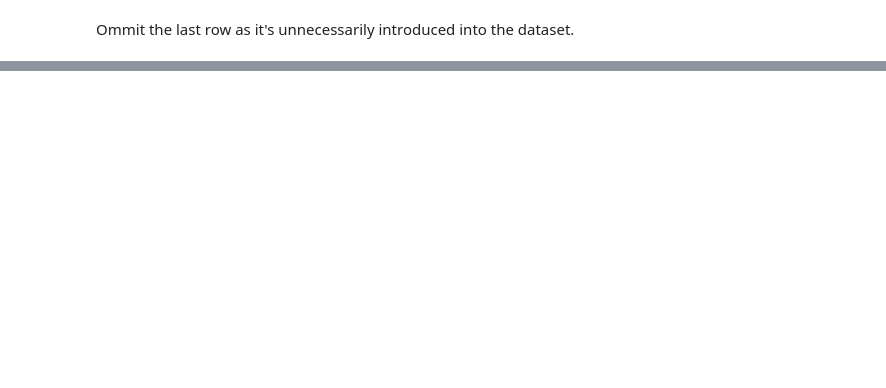
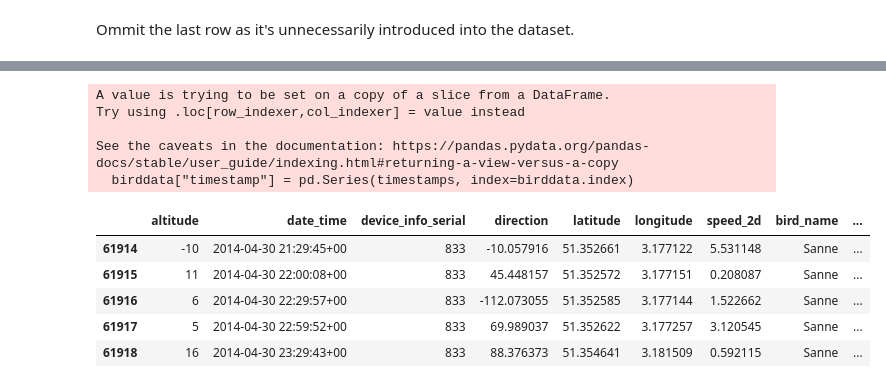
Before and after one commit to ashudva/Case_Studies, a Jupyter notebook: Bird Migration/bird_migration.ipynb, the cells around one changed output, grey strips where cells are left out. Cells and saved outputs as stored; diff of their text form; code cells hidden in the pictures; blank space fills up the shorter version.

Commit message:
Convert timestamps

```diff
--- a/Bird Migration/bird_migration.ipynb
+++ b/Bird Migration/bird_migration.ipynb
@@ -155,0 +185,5 @@ birddata.tail()
+# %%
+import datetime as dt
+# remove '+00 from the strings as the time is already in UTC'
+timestamps = birddata.date_time
+timestamps = [stamp[:-3] for stamp in timestamps]
@@ -155,0 +194,21 @@ birddata.tail()
+# %%
+# convert str to a datetime object to be able to perform arithmetic operation on it
+timestamps = list(map(lambda str_stamp: dt.datetime.strptime(
+    str_stamp, "%Y-%m-%d %H:%M:%S"), timestamps))
+# %%
+birddata["timestamp"] = pd.Series(timestamps, index=birddata.index)
+# %% [output]
+A value is trying to be set on a copy of a slice from a DataFrame.
+Try using .loc[row_indexer,col_indexer] = value instead
+
+See the caveats in the documentation: https://pandas.pydata.org/pandas-docs/stable/user_guide/indexing.html#returning-a-view-versus-a-copy
+  birddata["timestamp"] = pd.Series(timestamps, index=birddata.index)
+# %%
+birddata.tail()
+# %% [output]
+|  | altitude | date_time | device_info_serial | direction | latitude | longitude | speed_2d | bird_name | ... |
+| 61914 | -10 | 2014-04-30 21:29:45+00 | 833 | -10.057916 | 51.352661 | 3.177122 | 5.531148 | Sanne | ... |
+| 61915 | 11 | 2014-04-30 22:00:08+00 | 833 | 45.448157 | 51.352572 | 3.177151 | 0.208087 | Sanne | ... |
+| 61916 | 6 | 2014-04-30 22:29:57+00 | 833 | -112.073055 | 51.352585 | 3.177144 | 1.522662 | Sanne | ... |
+| 61917 | 5 | 2014-04-30 22:59:52+00 | 833 | 69.989037 | 51.352622 | 3.177257 | 3.120545 | Sanne | ... |
+| 61918 | 16 | 2014-04-30 23:29:43+00 | 833 | 88.376373 | 51.354641 | 3.181509 | 0.592115 | Sanne | ... |
```
Also changed, not shown: parts of 12 cells of this notebook, 3 other files.
